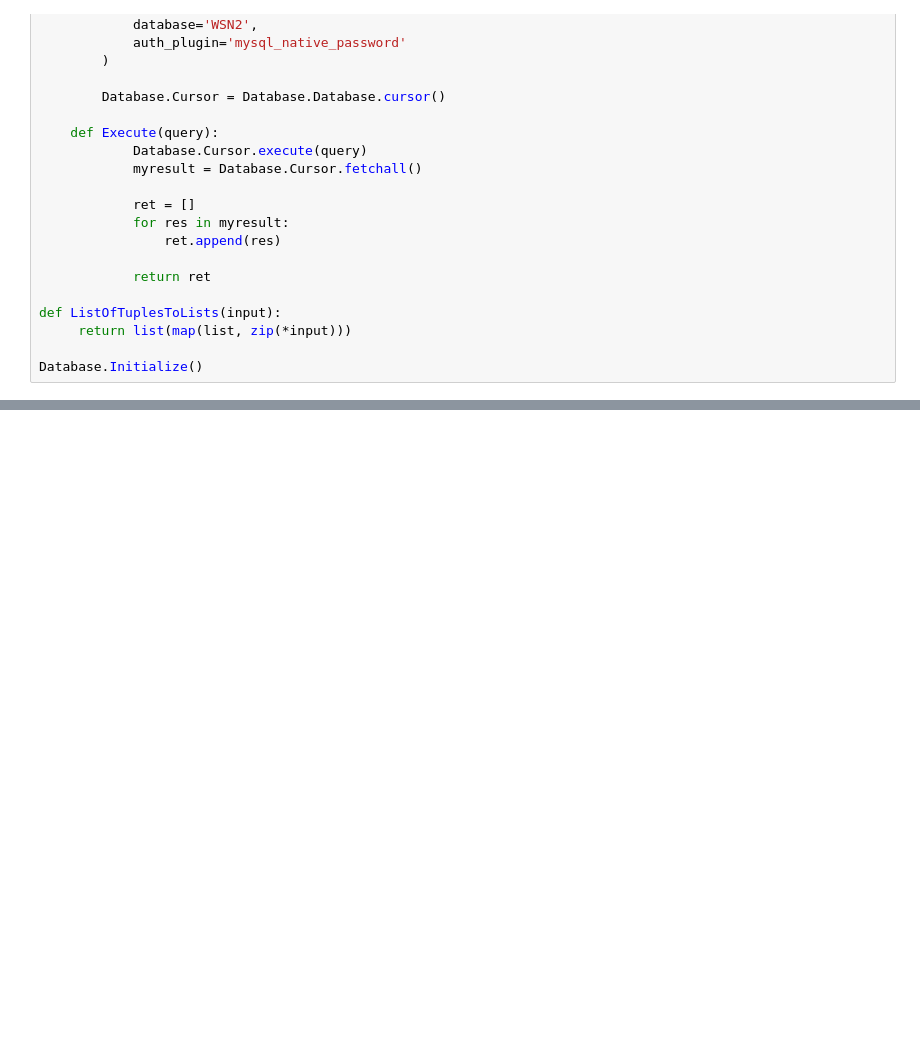
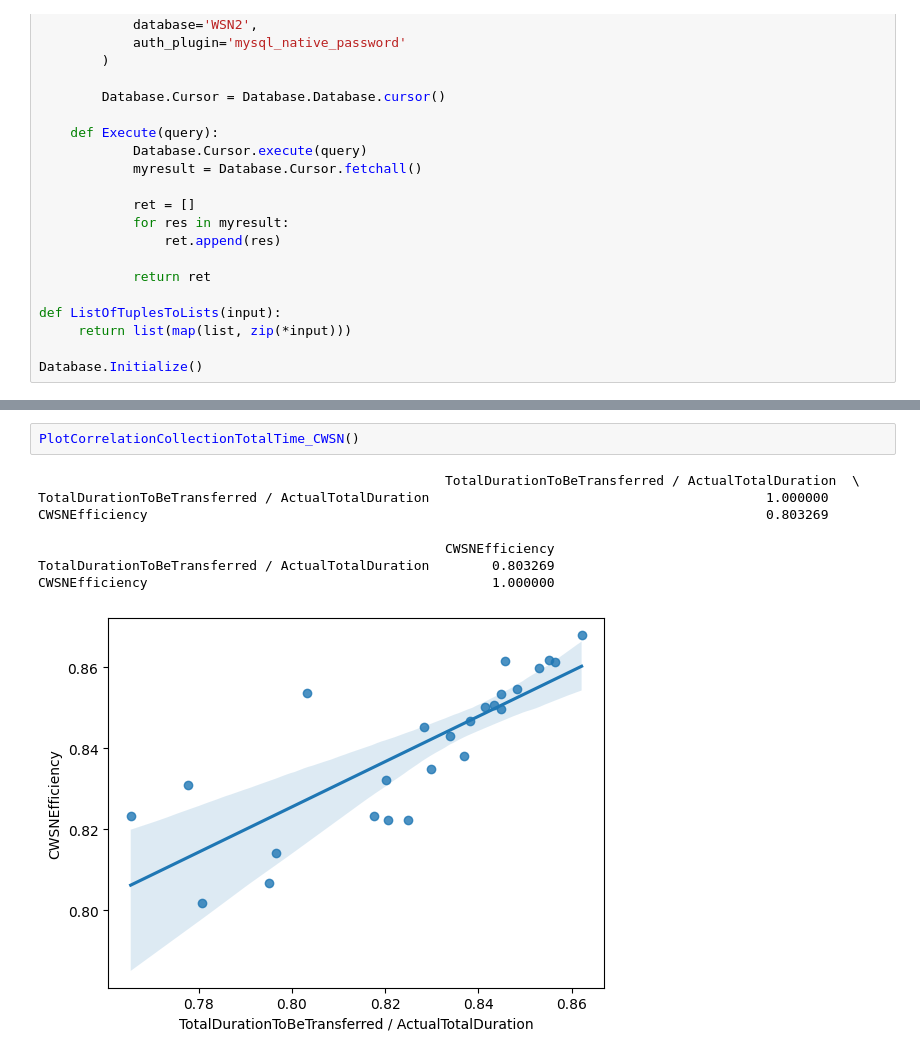
Before and after one commit to FlaneTern/FT-TDMA, a Jupyter notebook: Database/WSN2.ipynb, the cells around one changed output, grey strips where cells are left out. Saved outputs shown, nothing was run; the diff lists cells and outputs as text; blank space fills up the shorter version.

```diff
--- a/Database/WSN2.ipynb
+++ b/Database/WSN2.ipynb
@@ -200,0 +242,11 @@ PlotCorrelationCollectionTime_DeltaOpt()
+# %%
+PlotCorrelationCollectionTotalTime_CWSN()
+# %% [output]
+                                                    TotalDurationToBeTransferred / ActualTotalDuration  \
+TotalDurationToBeTransferred / ActualTotalDuration                                           1.000000
+CWSNEfficiency                                                                               0.803269
+
+                                                    CWSNEfficiency
+TotalDurationToBeTransferred / ActualTotalDuration        0.803269
+CWSNEfficiency                                            1.000000
+[figure, added]
```
Also changed, not shown: parts of 11 cells of this notebook, 1 other file.
